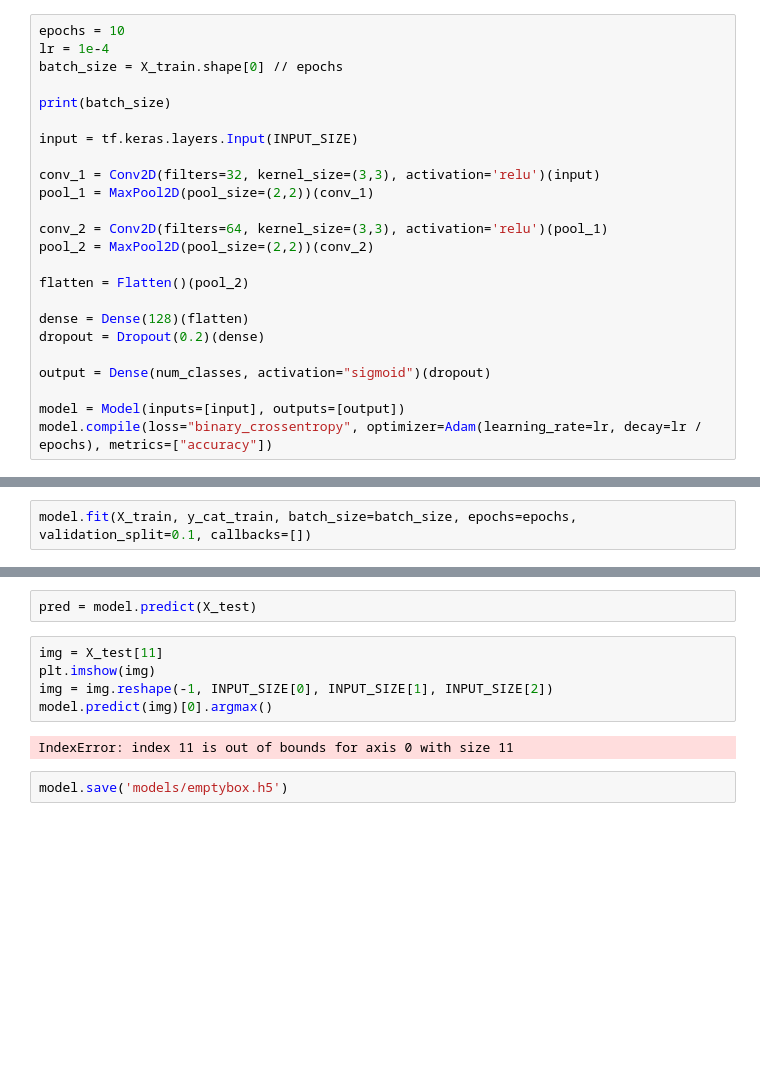
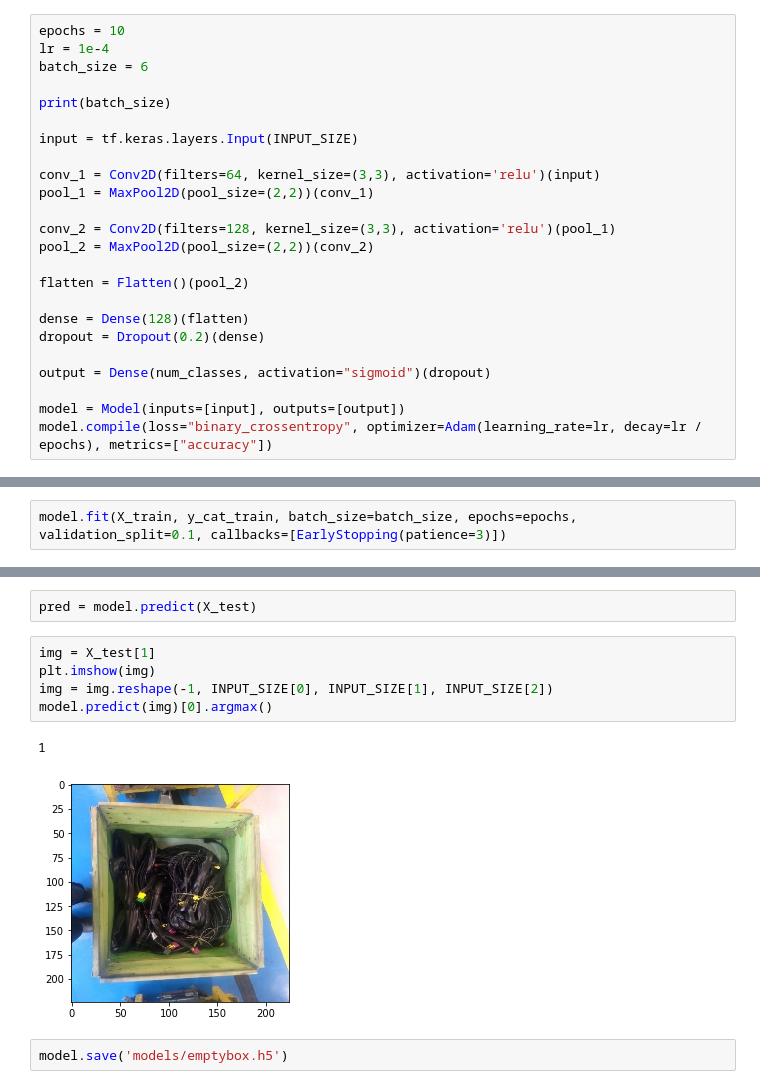
Before and after one commit to hugueds/computer-vision-api, a Jupyter notebook: machine-learning/train.ipynb, the cells around one changed output, grey strips where cells are left out. Drawn from its saved outputs; the diff is of its cells as text; blank space fills up the shorter version.

```diff
--- a/machine-learning/train.ipynb
+++ b/machine-learning/train.ipynb
@@ -50,16 +50,16 @@ y_cat_test = to_categorical(y_test, num_classes)
 # %%
 epochs = 10
 lr = 1e-4
-batch_size = X_train.shape[0] // epochs
+batch_size = 6
 
 print(batch_size)
 
 input = tf.keras.layers.Input(INPUT_SIZE)
 
-conv_1 = Conv2D(filters=32, kernel_size=(3,3), activation='relu')(input)
+conv_1 = Conv2D(filters=64, kernel_size=(3,3), activation='relu')(input)
 pool_1 = MaxPool2D(pool_size=(2,2))(conv_1)
 
-conv_2 = Conv2D(filters=64, kernel_size=(3,3), activation='relu')(pool_1)
+conv_2 = Conv2D(filters=128, kernel_size=(3,3), activation='relu')(pool_1)
 pool_2 = MaxPool2D(pool_size=(2,2))(conv_2)
 
 flatten = Flatten()(pool_2)
@@ -76,3 +76,3 @@ model.compile(loss="binary_crossentropy", optimizer=Adam(learning_rate=lr, decay
 # %%
-model.fit(X_train, y_cat_train, batch_size=batch_size, epochs=epochs, validation_split=0.1, callbacks=[])
+model.fit(X_train, y_cat_train, batch_size=batch_size, epochs=epochs, validation_split=0.1, callbacks=[EarlyStopping(patience=3)])
 # %% [output]
@@ -103,12 +95,13 @@ LOSS: 0.2208608239889145, ACC: 81.81818127632141
 # %%
 pred = model.predict(X_test)
 # %%
-img = X_test[11]
+img = X_test[1]
 plt.imshow(img)
 img = img.reshape(-1, INPUT_SIZE[0], INPUT_SIZE[1], INPUT_SIZE[2])
 model.predict(img)[0].argmax()
 # %% [output]
-IndexError: index 11 is out of bounds for axis 0 with size 11
+1
+[figure, added]
 # %%
 model.save('models/emptybox.h5')
 # %%
```
Also changed, not shown: parts of 3 cells of this notebook, 30 other files.
